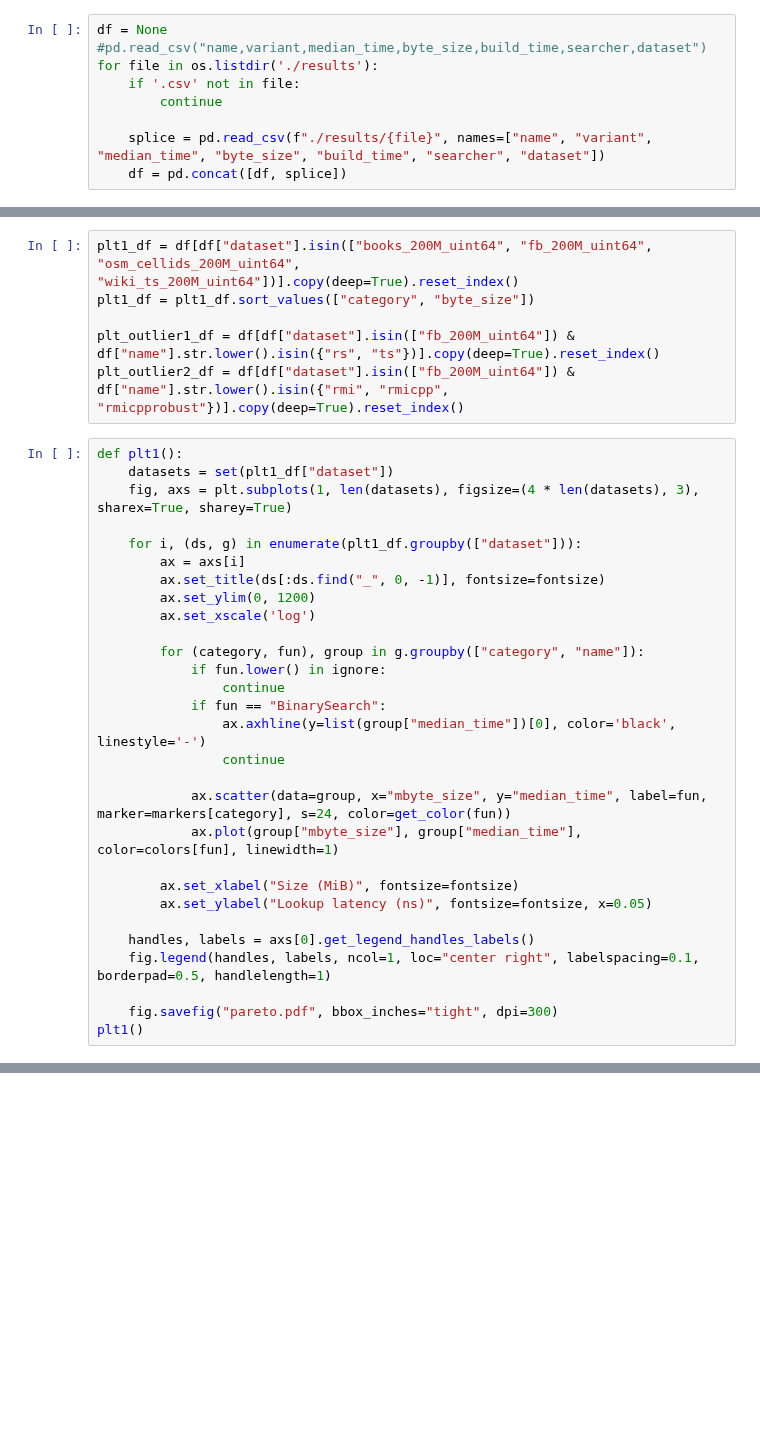
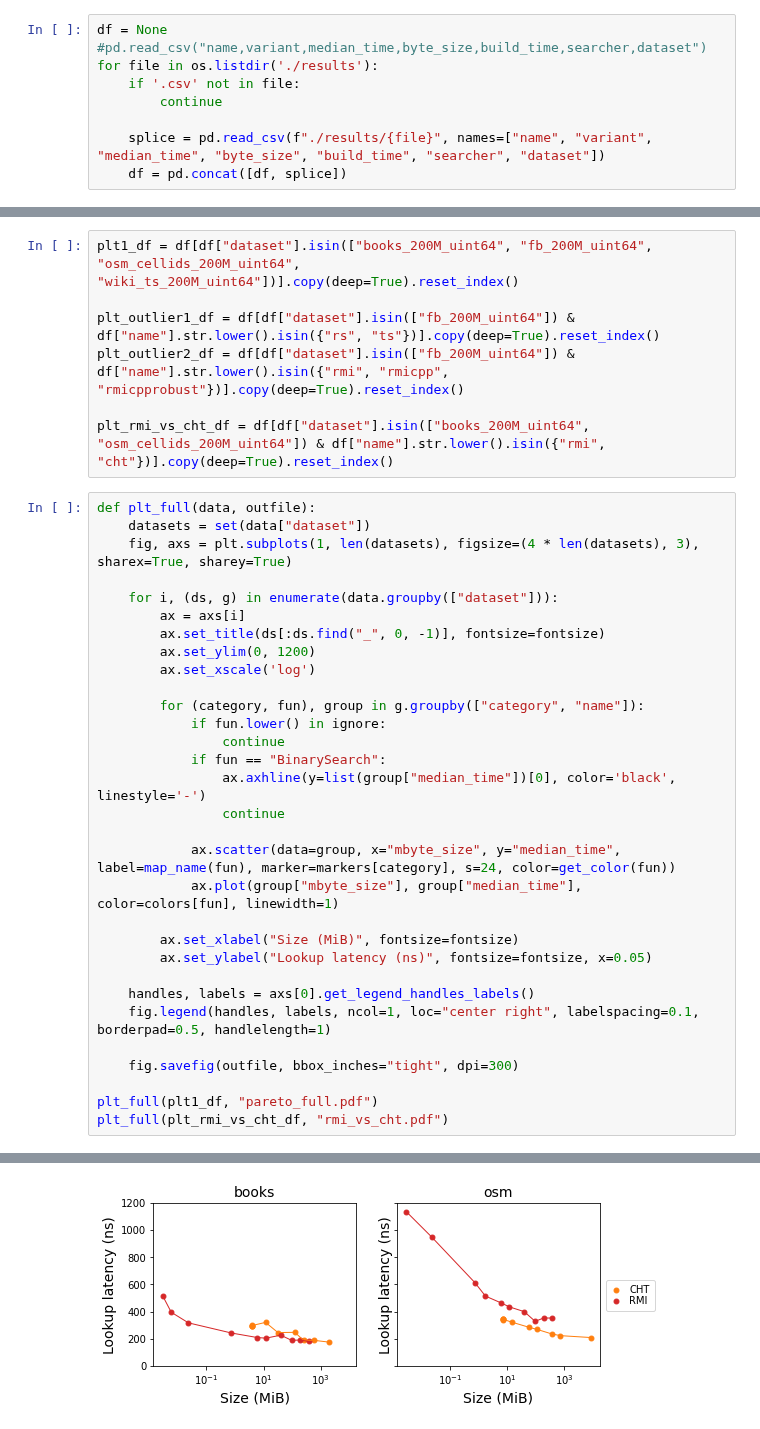
Before and after one commit to DominikHorn/SOSD, a Jupyter notebook: full_pareto_plot.ipynb, the cells around one changed output, grey strips where cells are left out. Saved outputs shown, nothing was run; the diff lists cells and outputs as text; blank space fills up the shorter version.

```diff
--- a/full_pareto_plot.ipynb
+++ b/full_pareto_plot.ipynb
@@ -48,40 +54,44 @@ df["category"] = df.apply(lambda x : category_of(x["name"]), axis=1)
 # %%
 plt1_df = df[df["dataset"].isin(["books_200M_uint64", "fb_200M_uint64", "osm_cellids_200M_uint64", "wiki_ts_200M_uint64"])].copy(deep=True).reset_index()
-plt1_df = plt1_df.sort_values(["category", "byte_size"])
 
 plt_outlier1_df = df[df["dataset"].isin(["fb_200M_uint64"]) & df["name"].str.lower().isin({"rs", "ts"})].copy(deep=True).reset_index()
 plt_outlier2_df = df[df["dataset"].isin(["fb_200M_uint64"]) & df["name"].str.lower().isin({"rmi", "rmicpp", "rmicpprobust"})].copy(deep=True).reset_index()
+
+plt_rmi_vs_cht_df = df[df["dataset"].isin(["books_200M_uint64", "osm_cellids_200M_uint64"]) & df["name"].str.lower().isin({"rmi", "cht"})].copy(deep=True).reset_index()
 # %%
-def plt1():
-    datasets = set(plt1_df["dataset"])
+def plt_full(data, outfile):
+    datasets = set(data["dataset"])
     fig, axs = plt.subplots(1, len(datasets), figsize=(4 * len(datasets), 3), sharex=True, sharey=True)
 
-    for i, (ds, g) in enumerate(plt1_df.groupby(["dataset"])):
+    for i, (ds, g) in enumerate(data.groupby(["dataset"])):
         ax = axs[i]
         ax.set_title(ds[:ds.find("_", 0, -1)], fontsize=fontsize)
         ax.set_ylim(0, 1200)
         ax.set_xscale('log')
 
         for (category, fun), group in g.groupby(["category", "name"]):
             if fun.lower() in ignore:
                 continue
             if fun == "BinarySearch":
                 ax.axhline(y=list(group["median_time"])[0], color='black', linestyle='-')
                 continue
 
-            ax.scatter(data=group, x="mbyte_size", y="median_time", label=fun, marker=markers[category], s=24, color=get_color(fun))
+            ax.scatter(data=group, x="mbyte_size", y="median_time", label=map_name(fun), marker=markers[category], s=24, color=get_color(fun))
             ax.plot(group["mbyte_size"], group["median_time"], color=colors[fun], linewidth=1)
 
         ax.set_xlabel("Size (MiB)", fontsize=fontsize)
         ax.set_ylabel("Lookup latency (ns)", fontsize=fontsize, x=0.05)
 
     handles, labels = axs[0].get_legend_handles_labels()
     fig.legend(handles, labels, ncol=1, loc="center right", labelspacing=0.1, borderpad=0.5, handlelength=1)
 
-    fig.savefig("pareto.pdf", bbox_inches="tight", dpi=300)
-plt1()
+    fig.savefig(outfile, bbox_inches="tight", dpi=300)
+
+plt_full(plt1_df, "pareto_full.pdf")
+plt_full(plt_rmi_vs_cht_df, "rmi_vs_cht.pdf")
 # %% [output]
 [figure]
+[figure, added]
 # %%
 def plt_outlier(data, outfile):
     fig, ax = plt.subplots(figsize=(4, 3))
```
Also changed, not shown: parts of 4 cells of this notebook.
